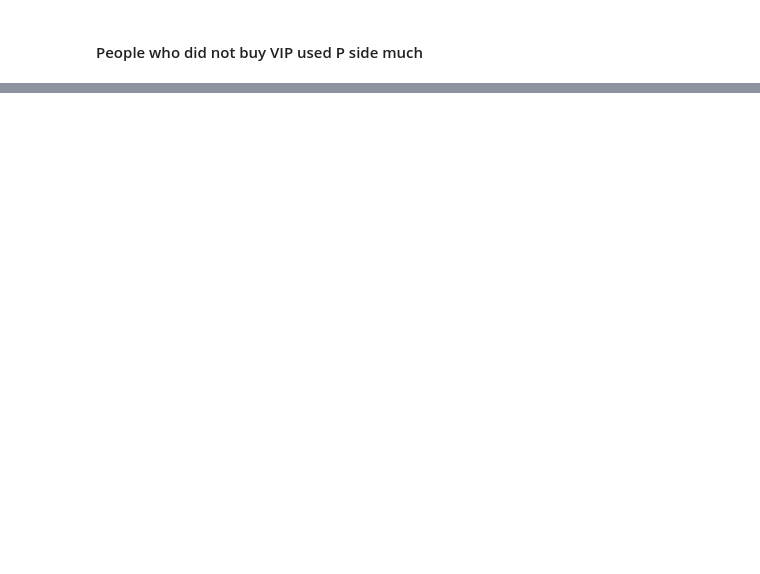
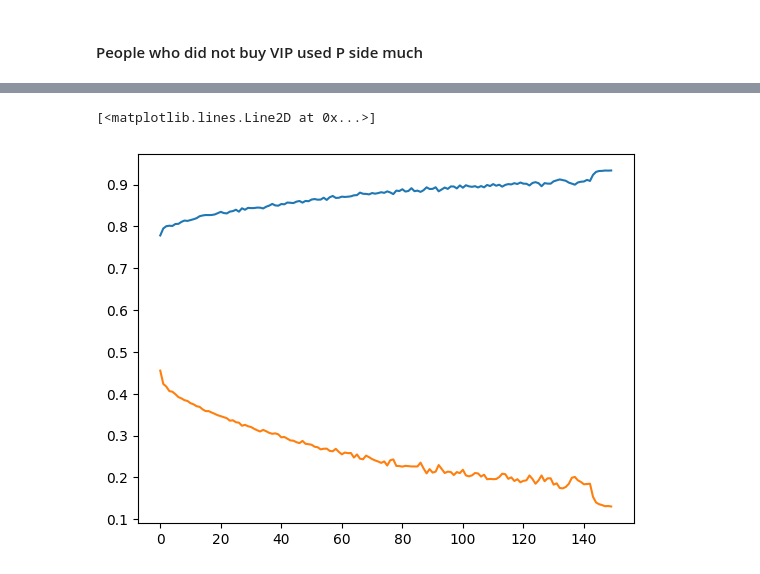
Before and after one commit to isfar12/Machine-Learning, a Jupyter notebook: Contest_journey/spaceship_titanic.ipynb, the cells around one changed output, grey strips where cells are left out. Saved outputs shown, nothing was run; the diff lists cells and outputs as text; code cells hidden in the pictures; blank space fills up the shorter version.

```diff
--- a/Contest_journey/spaceship_titanic.ipynb
+++ b/Contest_journey/spaceship_titanic.ipynb
@@ -157,0 +396,7 @@ test3.VIP.value_counts().plot(kind="bar")
+# %%
+model=tf.keras.Sequential()
+
+model.add(tf.keras.layers.Dense(units=85,activation=tf.nn.relu,input_shape=[X.shape[1],]))
+model.add(tf.keras.layers.Dense(units=68,activation=tf.nn.relu))
+model.add(tf.keras.layers.Dense(units=35,activation=tf.nn.relu))
+model.add(tf.keras.layers.Dense(units=1,activation=tf.nn.sigmoid))
@@ -157,0 +421,11 @@ test3.VIP.value_counts().plot(kind="bar")
+# %%
+model.compile(optimizer=tf.keras.optimizers.Adam(learning_rate=.003),loss=tf.keras.losses.BinaryCrossentropy(from_logits=False),metrics=['accuracy', 'AUC', 'Precision', 'Recall'])
+# %%
+lr_scheduler = tf.keras.callbacks.ReduceLROnPlateau(
+    monitor='accuracy', factor=0.3, patience=10, min_lr=1e-6
+)
+early_stopping = tf.keras.callbacks.EarlyStopping(
+    monitor='accuracy', patience=25, restore_best_weights=True
+)
+# %%
+history=model.fit(X,Y,epochs=150,callbacks=[early_stopping,lr_scheduler])
@@ -157,0 +450,6 @@ test3.VIP.value_counts().plot(kind="bar")
+# %%
+plt.plot(history.history["accuracy"])
+plt.plot(history.history["loss"])
+# %% [output]
+[<matplotlib.lines.Line2D at 0x...>]
+[figure, added]
```
Also changed, not shown: parts of 57 cells of this notebook, 3 other files.
